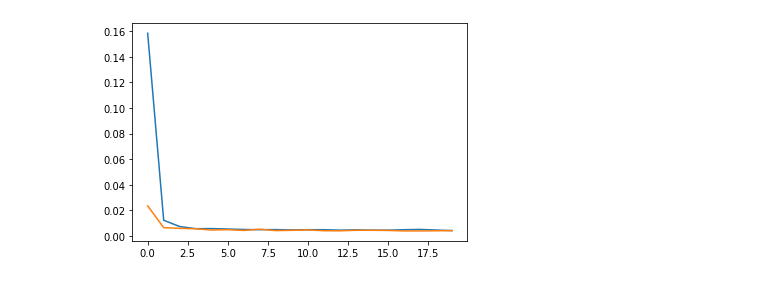
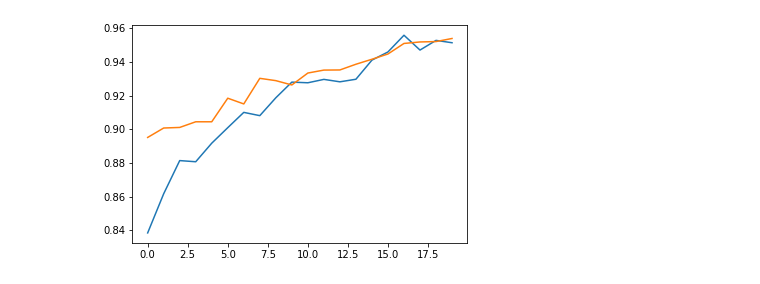
Before and after one commit to Akash-nitA/credit_card_fraud, a Jupyter notebook: creditcard_fraud.ipynb, the cells around one changed output. Drawn from its saved outputs; the diff is of its cells as text; code cells hidden in the pictures.

```diff
--- a/creditcard_fraud.ipynb
+++ b/creditcard_fraud.ipynb
@@ -75,9 +89,23 @@ from keras.metrics import AUC,Precision,Recall
 # %%
+METRICS = [
+      keras.metrics.TruePositives(name='tp'),
+      keras.metrics.FalsePositives(name='fp'),
+      keras.metrics.TrueNegatives(name='tn'),
+      keras.metrics.FalseNegatives(name='fn'),
+      keras.metrics.BinaryAccuracy(name='accuracy'),
+      keras.metrics.Precision(name='precision'),
+      keras.metrics.Recall(name='recall'),
+      keras.metrics.AUC(name='auc'),
+      keras.metrics.AUC(name='prc', curve='PR'),
+]
+
+bias=np.log(dataframe1.shape[0]/dataframe0.shape[0])
+
 def probitmodel():
   model=Sequential()
   model.add(Dense(8,activation='relu',input_shape=(29,),bias_initializer=tf.keras.initializers.Constant(bias)))
   model.add(Dropout(0.3))
   model.add(Dense(1,activation='sigmoid',kernel_regularizer='l2'))
-  model.compile(loss='binary_crossentropy',optimizer='adam',metrics=['AUC','Precision','Recall'])
+  model.compile(loss='binary_crossentropy',optimizer='adam',metrics=METRICS)
   model.summary()
   return model
@@ -84,7 +114,6 @@ def probitmodel():
 # %%
 m=probitmodel()
-callback=tf.keras.callbacks.EarlyStopping(monitor='val_loss',patience=100,restore_best_weights=1)
-m.evaluate(x_test[:10],y_test[:10])
-m.save_weights('./')
-history_0=m.fit(x_train,y_train,validation_data=[x_test,y_test],callbacks=callback,epochs=20)
+callback=tf.keras.callbacks.EarlyStopping(monitor='val_prc',mode='max',patience=10,restore_best_weights=1)
+# m.evaluate(x_test[:10],y_test[:10])
+history_0=m.fit(x_train,y_train,validation_data=[x_test,y_test],batch_size=2048,callbacks=callback,epochs=100)
 # %% [output]
@@ -109,0 +147,6 @@ Epoch 20/20
+# %%
+m1=probitmodel()
+classweight_0=len(x)/(2*len(y[y==0]))
+classweight_1=len(x)/(2*len(y[y==1]))
+classweight={0:classweight_0,1:classweight_1}
+history_1=m1.fit(x_train,y_train,validation_data=[x_test,y_test],callbacks=callback,epochs=20,class_weight=classweight)
@@ -110,6 +171,6 @@ Epoch 20/20
 # %%
-plt.plot(history_0.history['loss'])
-plt.plot(history_0.history['val_loss'])
+plt.plot(history_1.history['auc'])
+plt.plot(history_1.history['val_auc'])
 plt.show()
 # %% [output]
-[figure, old version]
+[figure, new version]
```
Also changed, not shown: parts of 36 cells of this notebook.
